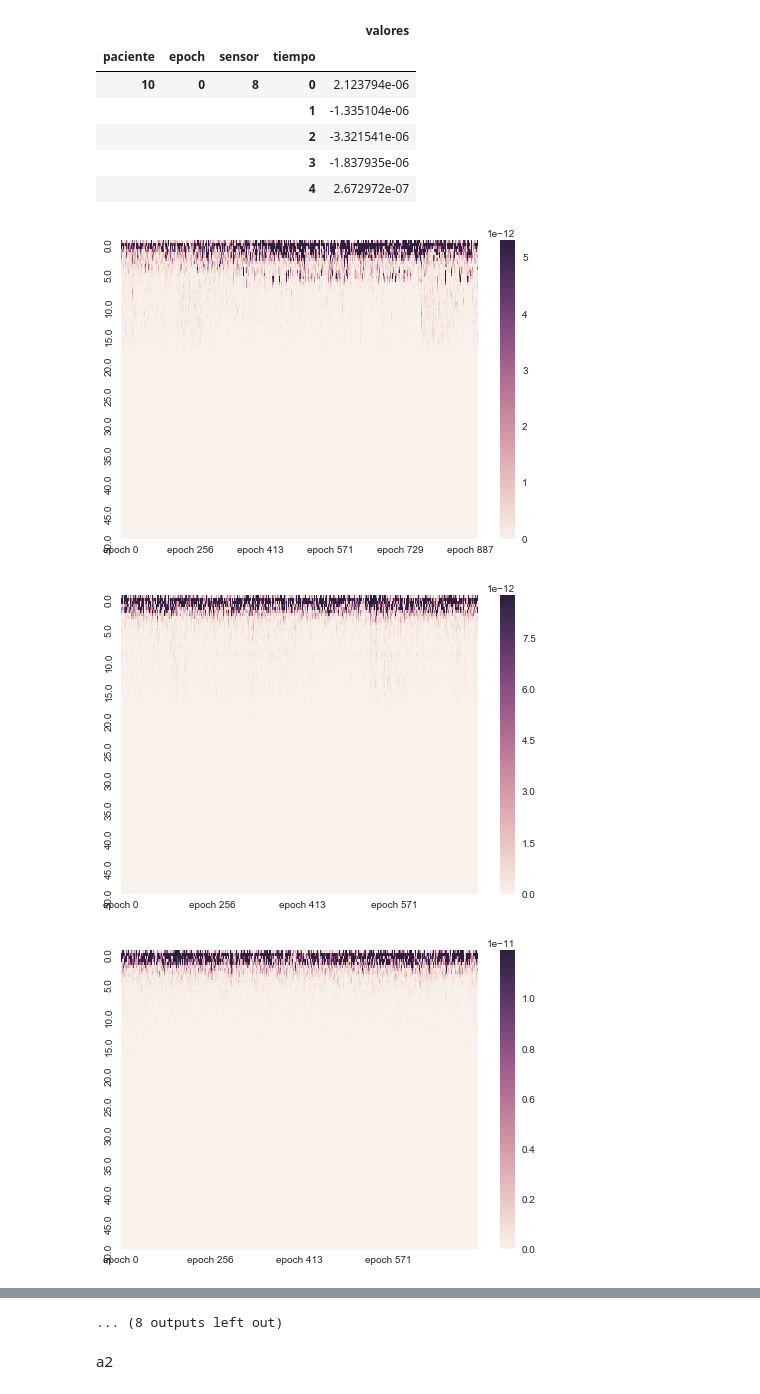
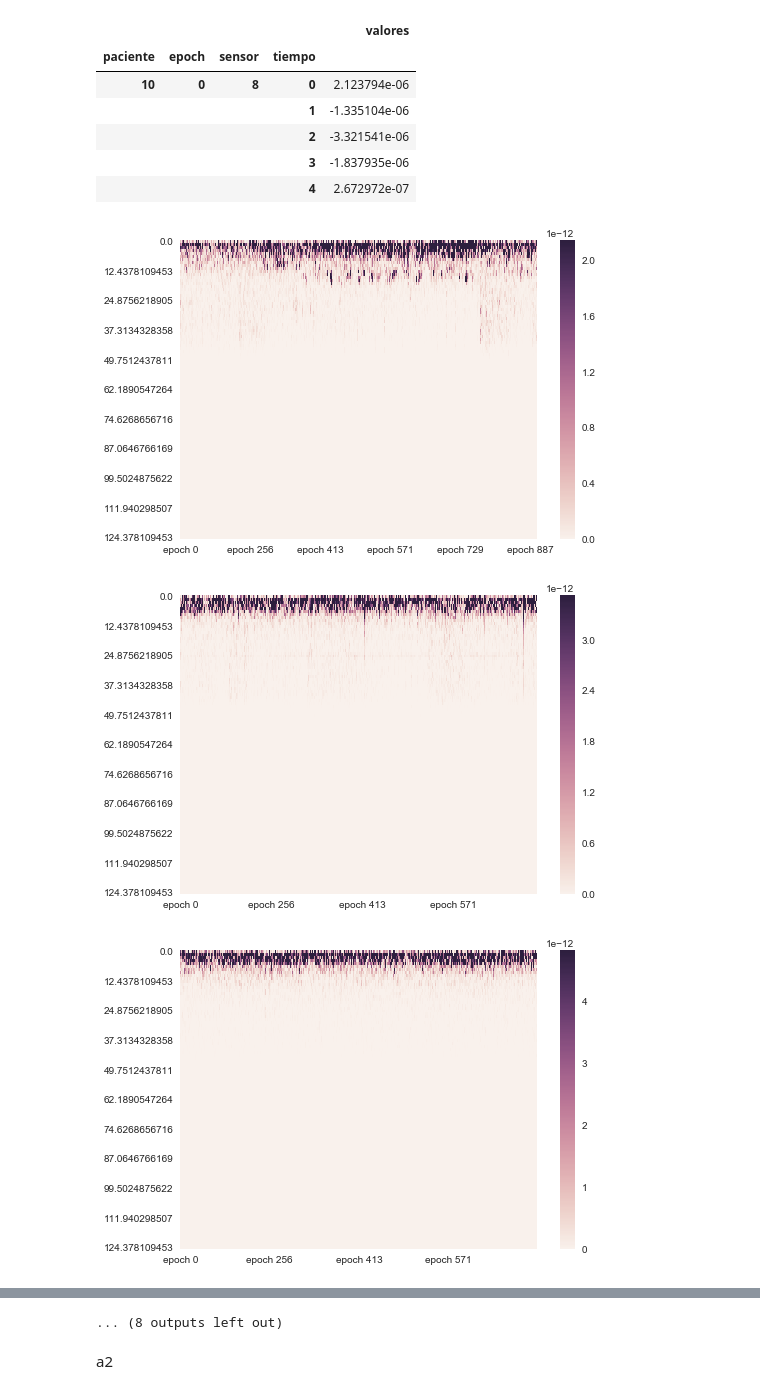
Before and after one commit to BrianBohe/DataScienceCourse, a Jupyter notebook: tp2/resolucion.ipynb, the cells around one changed output, grey strips where cells are left out. Saved outputs shown, nothing was run; the diff lists cells and outputs as text; code cells hidden in the pictures.

```diff
--- a/tp2/resolucion.ipynb
+++ b/tp2/resolucion.ipynb
@@ -40,14 +40,14 @@ dfs1 = [pacientes_P[i].loc[i,:,[8,44,80,131,185],:] for i in range(N_P)] + \
 sensor_means = [df.groupby(['epoch', 'tiempo']).mean() for df in dfs1]
 # %%
 for sm in sensor_means:
-    frecuencias = sm.groupby(['epoch']).apply(lambda x: scipy.signal.welch(x['valores'], fs=250, nperseg = 250))
+    frecuencias = sm.groupby(['epoch']).apply(lambda x: scipy.signal.welch(x['valores'], fs=250, nperseg = 201))
     data = {'epoch {}'.format(i): f for i,f in enumerate(map(lambda x: x[1], frecuencias.values))}
     index = frecuencias.values[0][0]
     f_df = pd.DataFrame(data=data, index=index)
 
     g = sns.heatmap(f_df, xticklabels=175, yticklabels=10, robust=True)
     sns.plt.show()
 # %% [output]
-[figure, old version]
+[figure, new version]
-[figure, old version]
+[figure, new version]
-[figure, old version]
+[figure, new version]
```
Also changed, not shown: parts of 6 cells of this notebook.
